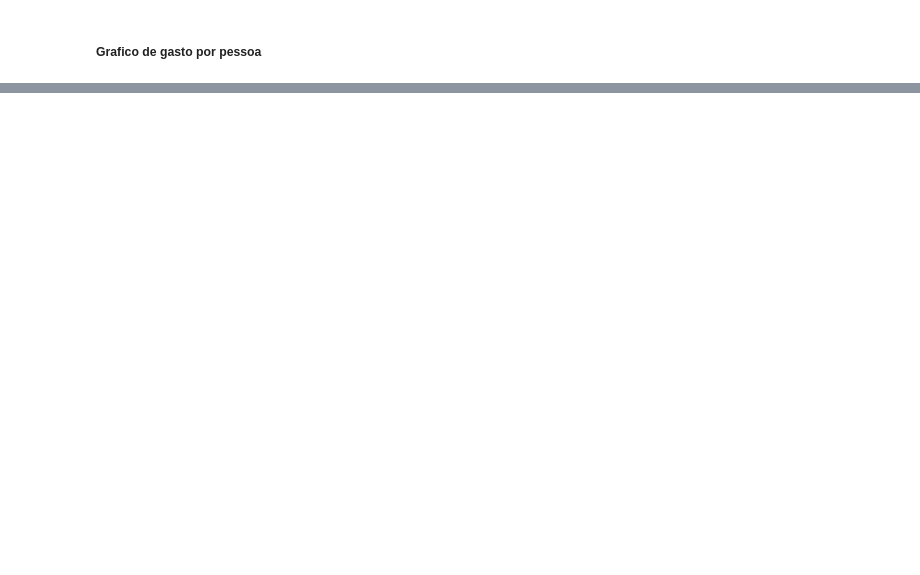
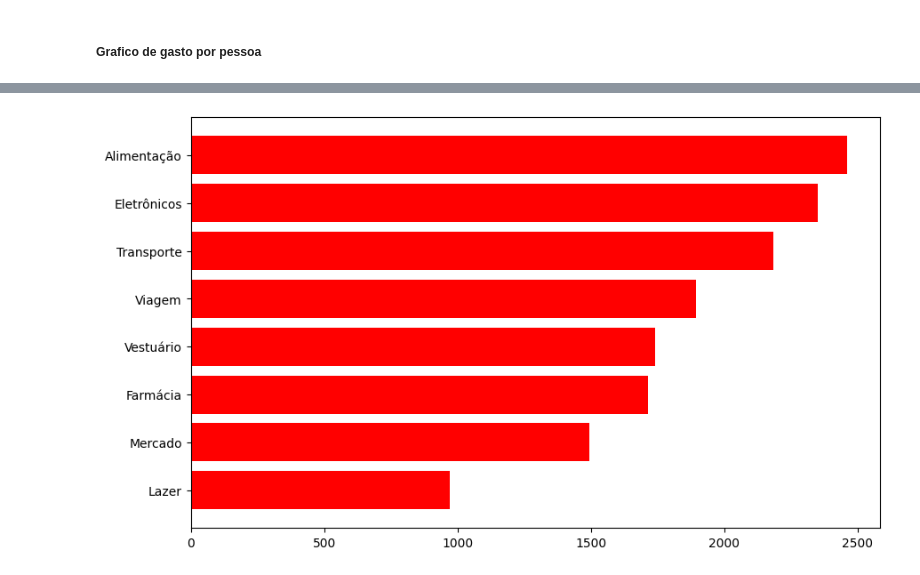
Before and after one commit to ArthurSilva007/Projeto_2.0, a Jupyter notebook: analise.ipynb, the cells around one changed output, grey strips where cells are left out. Saved outputs shown, nothing was run; the diff lists cells and outputs as text; code cells hidden in the pictures; blank space fills up the shorter version.

```diff
--- a/analise.ipynb
+++ b/analise.ipynb
@@ -97,0 +95,9 @@ NameError: name 'valor_gasto_por_Compra' is not defined
+# %%
+plt.figure(figsize=(10,6))
+plt.barh(valor_gasto_por_categoria["categoria"], valor_gasto_por_categoria["ValorCompra"],color="red")
+plt.title=("Gasto por categoria")
+plt.xlabel=("Valor da Compra")
+plt.ylabel=("categoria")
+plt.gca().invert_yaxis() #inverte o eixo para mostrar as categorias dea maior valor no topo plt.show=()
+# %% [output]
+[figure, added]
```
Also changed, not shown: parts of 3 cells of this notebook.
